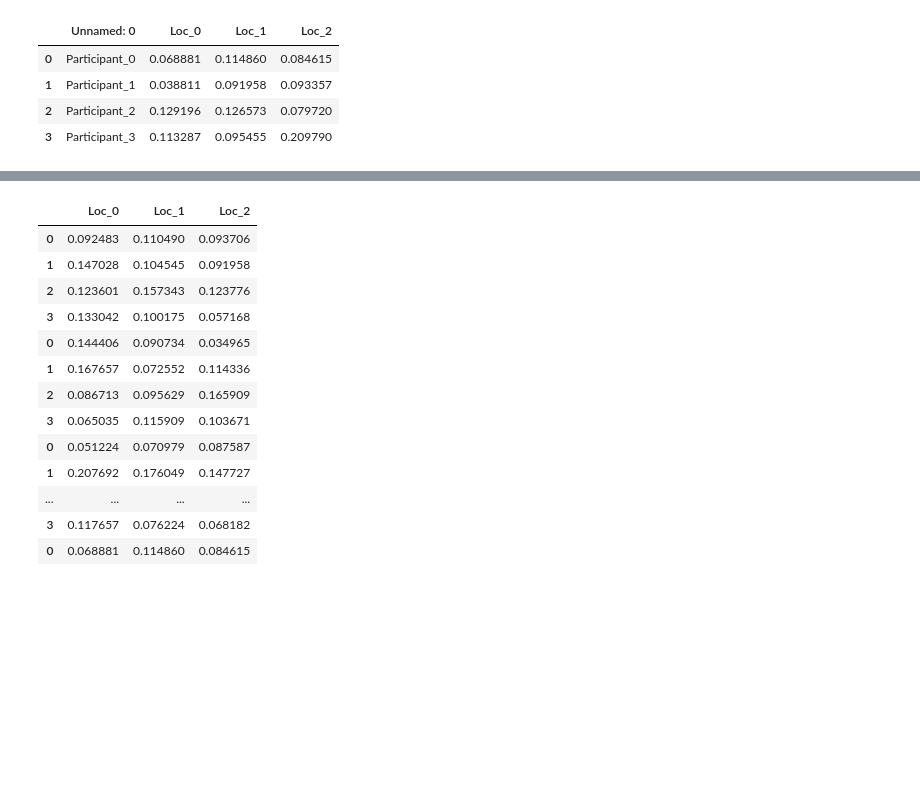
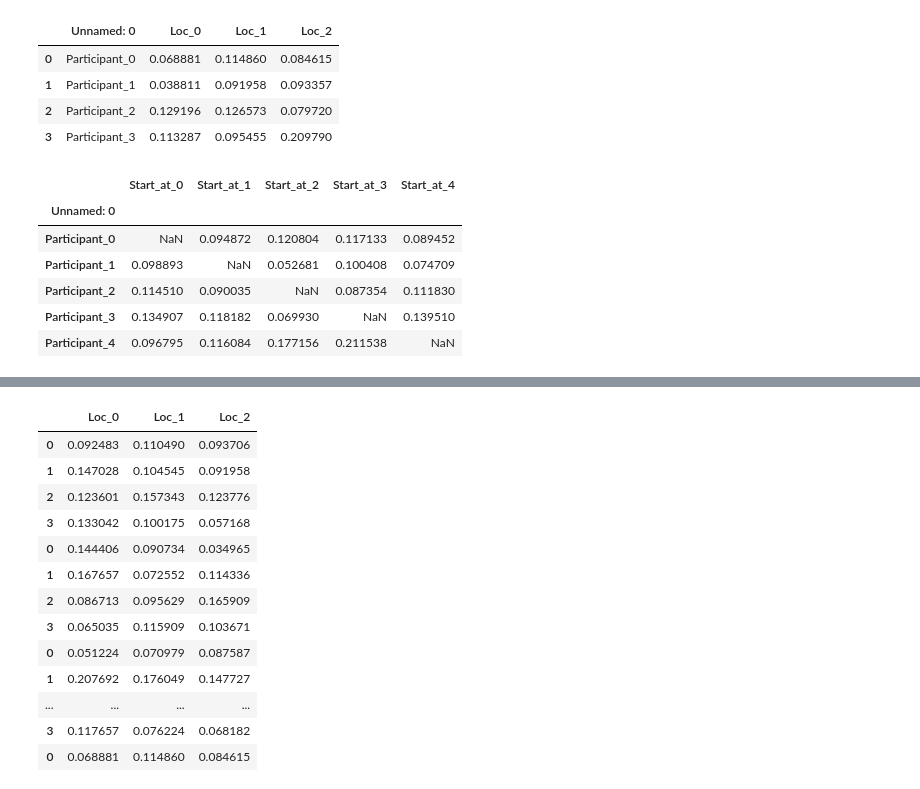
Before and after one commit to aonai/long_term_myo_notes, a Jupyter notebook: test_code/check_mean_std_acc.ipynb, the cells around one changed output, grey strips where cells are left out. Drawn from its saved outputs; the diff is of its cells as text; code cells hidden in the pictures; blank space fills up the shorter version.

```diff
--- a/test_code/check_mean_std_acc.ipynb
+++ b/test_code/check_mean_std_acc.ipynb
@@ -50,3 +51,31 @@ df_sub4
 | 1 | Participant_1 | 0.038811 | 0.091958 | 0.093357 |
 | 2 | Participant_2 | 0.129196 | 0.126573 | 0.079720 |
 | 3 | Participant_3 | 0.113287 | 0.095455 | 0.209790 |
+# %%
+df_sub_mean = pd.DataFrame(df_sub.mean(axis=1), columns=['Start_at_0'])
+df_sub_mean.index = df_sub.iloc[:,0]
+df_sub1_mean = pd.DataFrame(df_sub1.mean(axis=1), columns=['Start_at_1'])
+df_sub1_mean.index = df_sub1.iloc[:,0]
+df_sub2_mean = pd.DataFrame(df_sub2.mean(axis=1), columns=['Start_at_2'])
+df_sub2_mean.index = df_sub2.iloc[:,0]
+df_sub3_mean = pd.DataFrame(df_sub3.mean(axis=1), columns=['Start_at_3'])
+df_sub3_mean.index = df_sub3.iloc[:,0]
+df_sub4_mean = pd.DataFrame(df_sub4.mean(axis=1), columns=['Start_at_4'])
+df_sub4_mean.index = df_sub4.iloc[:,0]
+
+from functools import reduce
+
+df = [df_sub4_mean, df_sub_mean, df_sub1_mean, df_sub2_mean, df_sub3_mean]
+df_merged = reduce(lambda  left,right: pd.merge(left,right,on=['Unnamed: 0'],
+                                            how='outer'), df)
+df_merged = df_merged[[f'Start_at_{i}' for i in range(5)]]
+
+display(df_merged)
+# %% [output]
+|  | Start_at_0 | Start_at_1 | Start_at_2 | Start_at_3 | Start_at_4 |
+| Unnamed: 0 |  |  |  |  |  |
+| Participant_0 | NaN | 0.094872 | 0.120804 | 0.117133 | 0.089452 |
+| Participant_1 | 0.098893 | NaN | 0.052681 | 0.100408 | 0.074709 |
+| Participant_2 | 0.114510 | 0.090035 | NaN | 0.087354 | 0.111830 |
+| Participant_3 | 0.134907 | 0.118182 | 0.069930 | NaN | 0.139510 |
+| Participant_4 | 0.096795 | 0.116084 | 0.177156 | 0.211538 | NaN |
```
Also changed, not shown: parts of 3 cells of this notebook, 6 other files.
